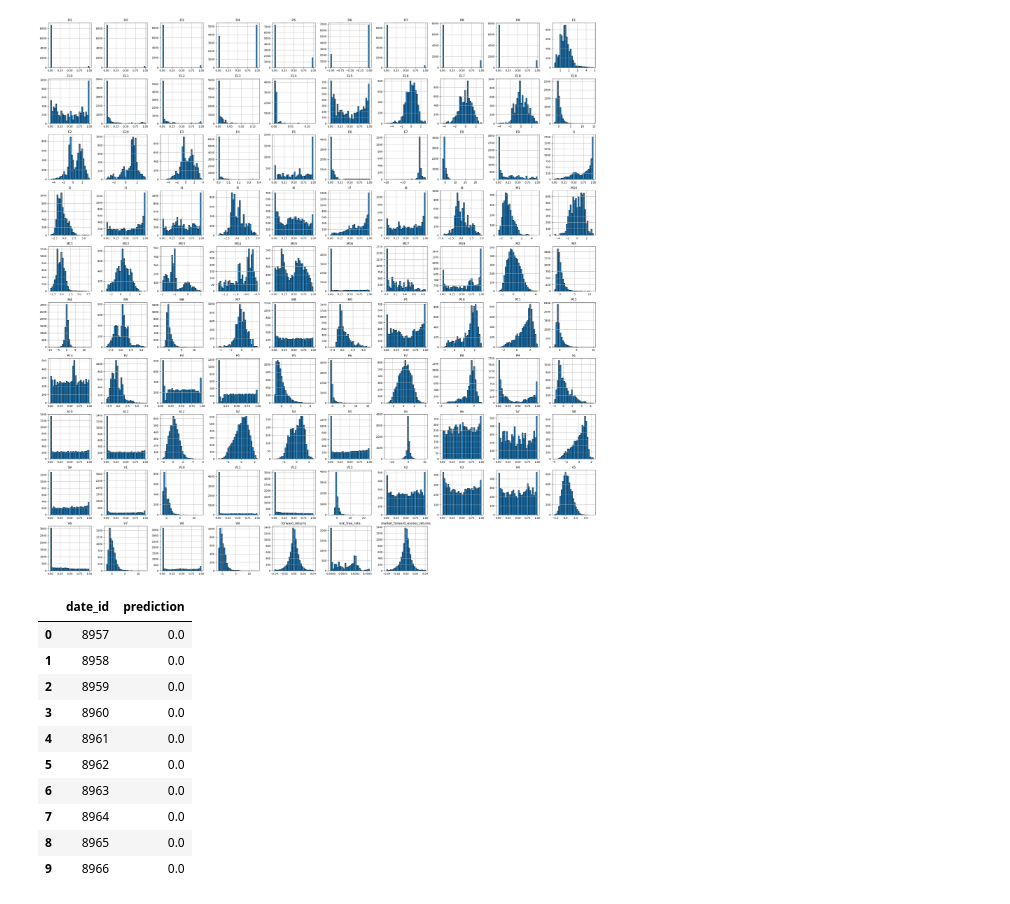
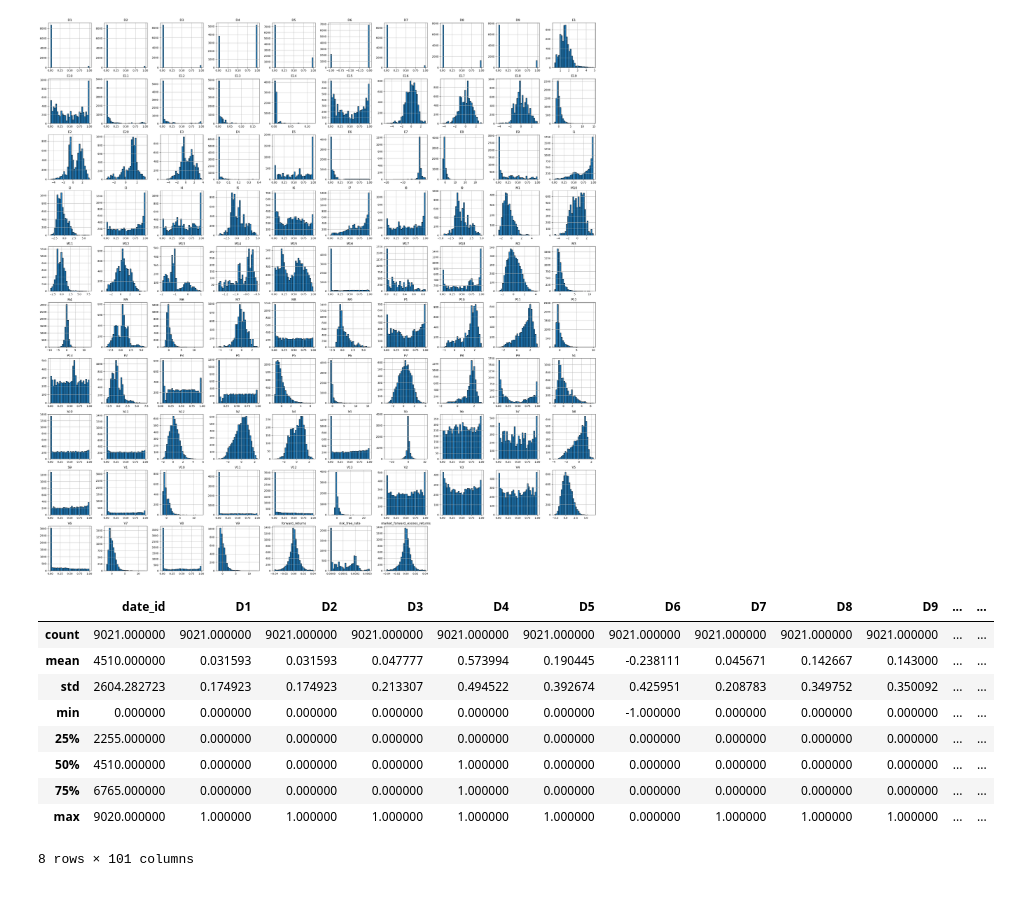
Before and after one commit to EasyMoneySniper-DJ/Kaggle, a Jupyter notebook: hull-tactical-market-prediction/analyze.ipynb, the cells around one changed output. Drawn from its saved outputs; the diff is of its cells as text; code cells hidden in the pictures.

```diff
--- a/hull-tactical-market-prediction/analyze.ipynb
+++ b/hull-tactical-market-prediction/analyze.ipynb
@@ -36,15 +36,15 @@ plt.show()
 # %% [output]
 [figure]
 # %%
+data.describe()
 # %% [output]
-|  | date_id | prediction |
-| 0 | 8957 | 0.0 |
-| 1 | 8958 | 0.0 |
-| 2 | 8959 | 0.0 |
-| 3 | 8960 | 0.0 |
-| 4 | 8961 | 0.0 |
-| 5 | 8962 | 0.0 |
-| 6 | 8963 | 0.0 |
-| 7 | 8964 | 0.0 |
-| 8 | 8965 | 0.0 |
-| 9 | 8966 | 0.0 |
+|  | date_id | D1 | D2 | D3 | D4 | D5 | D6 | D7 | D8 | D9 | ... | ... |
+| count | 9021.000000 | 9021.000000 | 9021.000000 | 9021.000000 | 9021.000000 | 9021.000000 | 9021.000000 | 9021.000000 | 9021.000000 | 9021.000000 | ... | ... |
+| mean | 4510.000000 | 0.031593 | 0.031593 | 0.047777 | 0.573994 | 0.190445 | -0.238111 | 0.045671 | 0.142667 | 0.143000 | ... | ... |
+| std | 2604.282723 | 0.174923 | 0.174923 | 0.213307 | 0.494522 | 0.392674 | 0.425951 | 0.208783 | 0.349752 | 0.350092 | ... | ... |
+| min | 0.000000 | 0.000000 | 0.000000 | 0.000000 | 0.000000 | 0.000000 | -1.000000 | 0.000000 | 0.000000 | 0.000000 | ... | ... |
+| 25% | 2255.000000 | 0.000000 | 0.000000 | 0.000000 | 0.000000 | 0.000000 | 0.000000 | 0.000000 | 0.000000 | 0.000000 | ... | ... |
+| 50% | 4510.000000 | 0.000000 | 0.000000 | 0.000000 | 1.000000 | 0.000000 | 0.000000 | 0.000000 | 0.000000 | 0.000000 | ... | ... |
+| 75% | 6765.000000 | 0.000000 | 0.000000 | 0.000000 | 1.000000 | 0.000000 | 0.000000 | 0.000000 | 0.000000 | 0.000000 | ... | ... |
+| max | 9020.000000 | 1.000000 | 1.000000 | 1.000000 | 1.000000 | 1.000000 | 0.000000 | 1.000000 | 1.000000 | 1.000000 | ... | ... |
+8 rows × 101 columns
```
